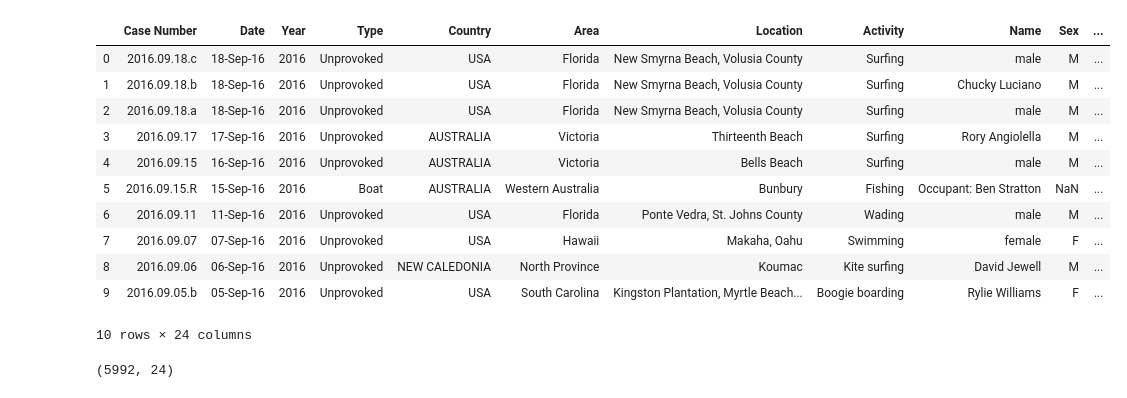
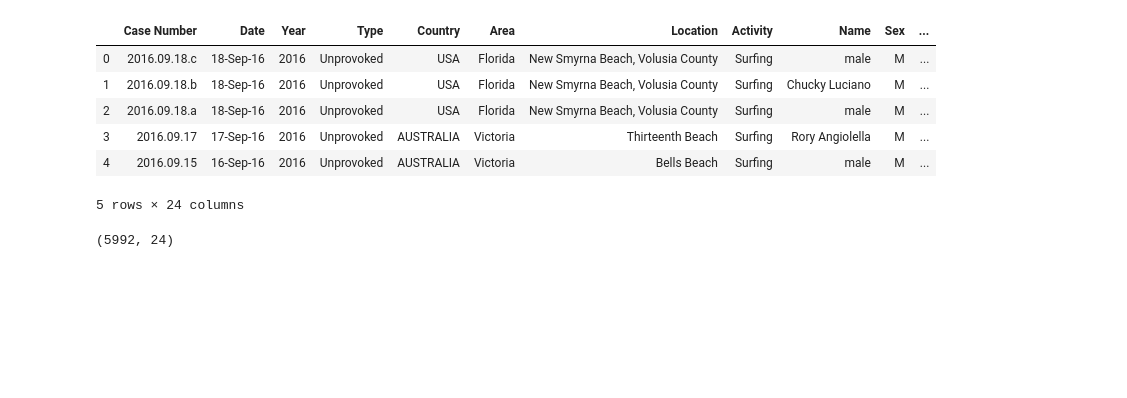
Before and after one commit to patricrp/Shark_Analysis, a Jupyter notebook: Sharkies.ipynb, the cells around one changed output. Cells and saved outputs as stored; diff of their text form; code cells hidden in the pictures; blank space fills up the shorter version.

```diff
--- a/Sharkies.ipynb
+++ b/Sharkies.ipynb
@@ -33,21 +34,16 @@ import re
 # %%
 #Creación de la base de datos
 
 df = pd.read_csv('input/GSAF5.csv', engine = 'python')
-df.head(10)
+df.head()
 # %% [output]
 |  | Case Number | Date | Year | Type | Country | Area | Location | Activity | Name | Sex | ... |
 | 0 | 2016.09.18.c | 18-Sep-16 | 2016 | Unprovoked | USA | Florida | New Smyrna Beach, Volusia County | Surfing | male | M | ... |
 | 1 | 2016.09.18.b | 18-Sep-16 | 2016 | Unprovoked | USA | Florida | New Smyrna Beach, Volusia County | Surfing | Chucky Luciano | M | ... |
 | 2 | 2016.09.18.a | 18-Sep-16 | 2016 | Unprovoked | USA | Florida | New Smyrna Beach, Volusia County | Surfing | male | M | ... |
 | 3 | 2016.09.17 | 17-Sep-16 | 2016 | Unprovoked | AUSTRALIA | Victoria | Thirteenth Beach | Surfing | Rory Angiolella | M | ... |
 | 4 | 2016.09.15 | 16-Sep-16 | 2016 | Unprovoked | AUSTRALIA | Victoria | Bells Beach | Surfing | male | M | ... |
-| 5 | 2016.09.15.R | 15-Sep-16 | 2016 | Boat | AUSTRALIA | Western Australia | Bunbury | Fishing | Occupant: Ben Stratton | NaN | ... |
-| 6 | 2016.09.11 | 11-Sep-16 | 2016 | Unprovoked | USA | Florida | Ponte Vedra, St. Johns County | Wading | male | M | ... |
-| 7 | 2016.09.07 | 07-Sep-16 | 2016 | Unprovoked | USA | Hawaii | Makaha, Oahu | Swimming | female | F | ... |
-| 8 | 2016.09.06 | 06-Sep-16 | 2016 | Unprovoked | NEW CALEDONIA | North Province | Koumac | Kite surfing | David Jewell | M | ... |
-| 9 | 2016.09.05.b | 05-Sep-16 | 2016 | Unprovoked | USA | South Carolina | Kingston Plantation, Myrtle Beach... | Boogie boarding | Rylie Williams | F | ... |
-10 rows × 24 columns
+5 rows × 24 columns
 # %%
 #Conocer la base de datos
 
```
Also changed, not shown: parts of 12 cells of this notebook.
